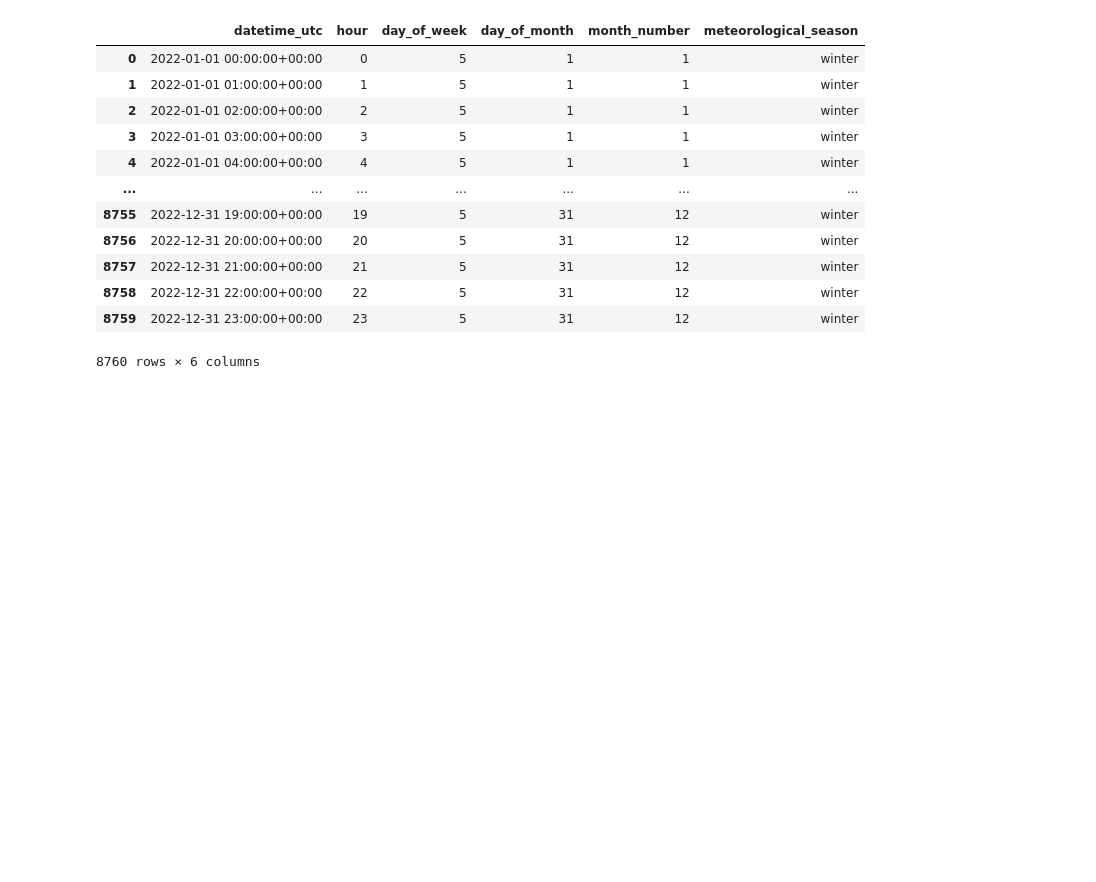
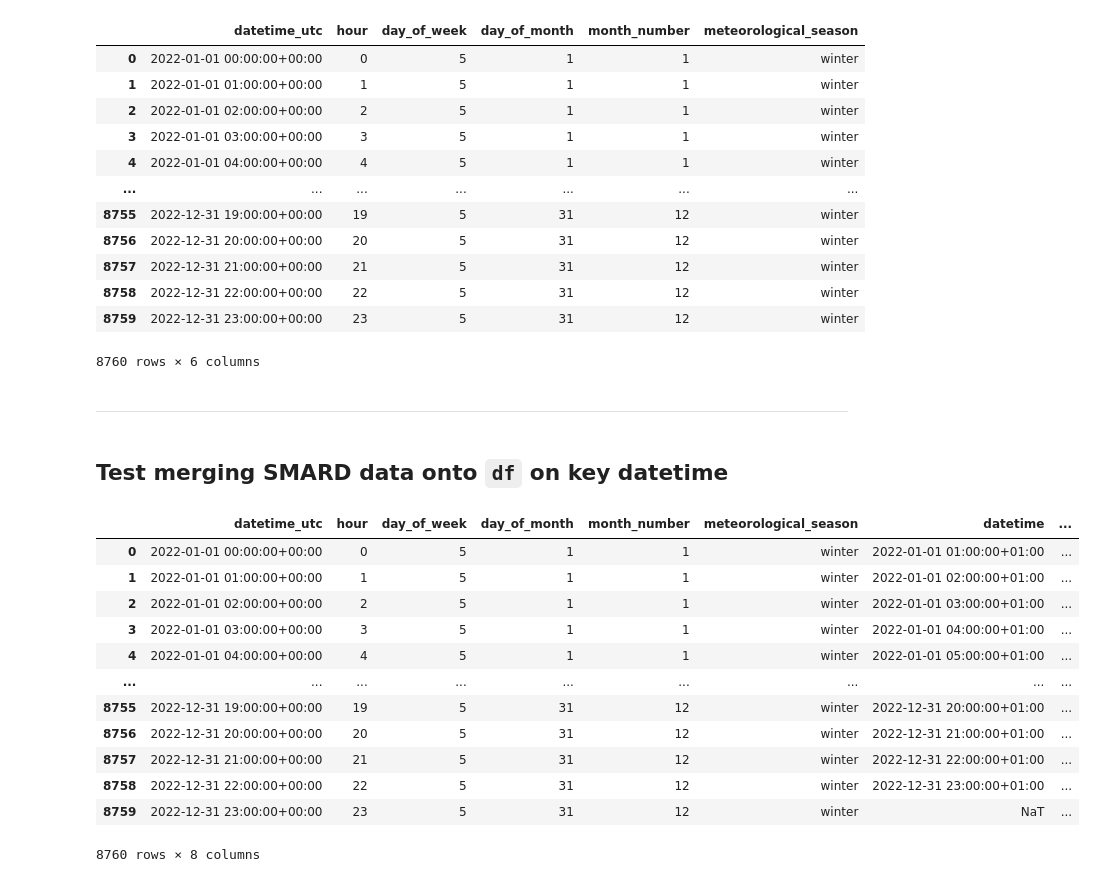
Before and after one commit to meteoviz/wind_power_forecasting_germany, a Jupyter notebook: notebooks/ML_dataframe.ipynb, the cells around one changed output. Saved outputs shown, nothing was run; the diff lists cells and outputs as text; code cells hidden in the pictures; blank space fills up the shorter version.

```diff
--- a/notebooks/ML_dataframe.ipynb
+++ b/notebooks/ML_dataframe.ipynb
@@ -193,3 +200,24 @@ df
 | 8758 | 2022-12-31 22:00:00+00:00 | 22 | 5 | 31 | 12 | winter |
 | 8759 | 2022-12-31 23:00:00+00:00 | 23 | 5 | 31 | 12 | winter |
 8760 rows × 6 columns
+# %% [markdown]
+-----
+# %% [markdown]
+## Test merging SMARD data onto `df` on key datetime
+# %%
+df_merged = pd.merge(df, df_smard, left_on='datetime_utc', right_on='datetime', how='left')
+df_merged
+# %% [output]
+|  | datetime_utc | hour | day_of_week | day_of_month | month_number | meteorological_season | datetime | ... |
+| 0 | 2022-01-01 00:00:00+00:00 | 0 | 5 | 1 | 1 | winter | 2022-01-01 01:00:00+01:00 | ... |
+| 1 | 2022-01-01 01:00:00+00:00 | 1 | 5 | 1 | 1 | winter | 2022-01-01 02:00:00+01:00 | ... |
+| 2 | 2022-01-01 02:00:00+00:00 | 2 | 5 | 1 | 1 | winter | 2022-01-01 03:00:00+01:00 | ... |
+| 3 | 2022-01-01 03:00:00+00:00 | 3 | 5 | 1 | 1 | winter | 2022-01-01 04:00:00+01:00 | ... |
+| 4 | 2022-01-01 04:00:00+00:00 | 4 | 5 | 1 | 1 | winter | 2022-01-01 05:00:00+01:00 | ... |
+| ... | ... | ... | ... | ... | ... | ... | ... | ... |
+| 8755 | 2022-12-31 19:00:00+00:00 | 19 | 5 | 31 | 12 | winter | 2022-12-31 20:00:00+01:00 | ... |
+| 8756 | 2022-12-31 20:00:00+00:00 | 20 | 5 | 31 | 12 | winter | 2022-12-31 21:00:00+01:00 | ... |
+| 8757 | 2022-12-31 21:00:00+00:00 | 21 | 5 | 31 | 12 | winter | 2022-12-31 22:00:00+01:00 | ... |
+| 8758 | 2022-12-31 22:00:00+00:00 | 22 | 5 | 31 | 12 | winter | 2022-12-31 23:00:00+01:00 | ... |
+| 8759 | 2022-12-31 23:00:00+00:00 | 23 | 5 | 31 | 12 | winter | NaT | ... |
+8760 rows × 8 columns
```
Also changed, not shown: parts of 4 cells of this notebook.
